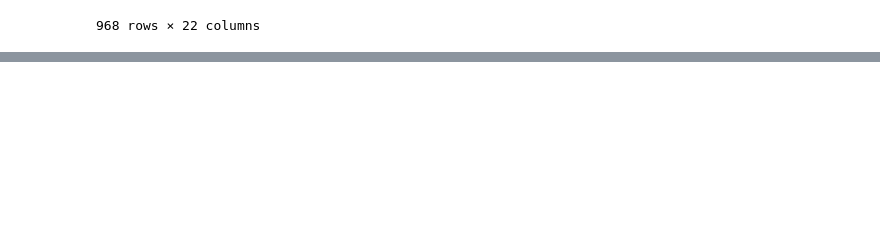
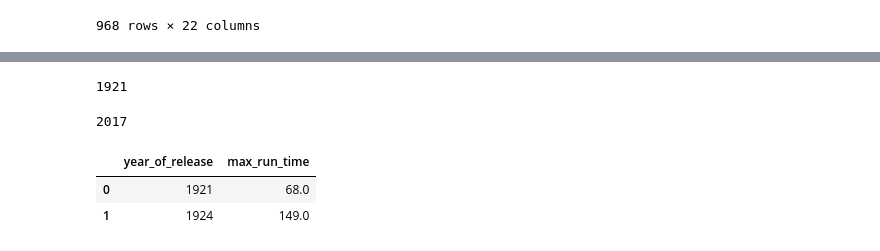
Before and after one commit to Shambhurajdesai/basics, a Jupyter notebook: some_basic_methods_of_wrangling.ipynb, the cells around one changed output, grey strips where cells are left out. Drawn from its saved outputs; the diff is of its cells as text; code cells hidden in the pictures; blank space fills up the shorter version.

```diff
--- a/some_basic_methods_of_wrangling.ipynb
+++ b/some_basic_methods_of_wrangling.ipynb
@@ -239,0 +293,2 @@ df[df['budget']<1000000]
+# %%
+df['year_of_release'] = df['New_date_format'].apply(date_to_year)
@@ -239,0 +315,2 @@ df[df['budget']<1000000]
+# %%
+df['year_of_release'] = np.where(df['year_of_release']>2020,df['year_of_release']-100,df['year_of_release'])
@@ -239,0 +329,19 @@ df[df['budget']<1000000]
+# %%
+df.year_of_release.min()
+# %% [output]
+1921
+# %%
+df.year_of_release.max()
+# %% [output]
+2017
+# %%
+# We can find the maximum movie runtime across different years
+max_runtime_movie = df.groupby('year_of_release')['runtime'].max().reset_index()
+# %%
+max_runtime_movie.rename(columns = {'runtime':'max_run_time'},inplace=True)
+# %%
+max_runtime_movie.head(2)
+# %% [output]
+|  | year_of_release | max_run_time |
+| 0 | 1921 | 68.0 |
+| 1 | 1924 | 149.0 |
```
Also changed, not shown: parts of 11 cells of this notebook.
